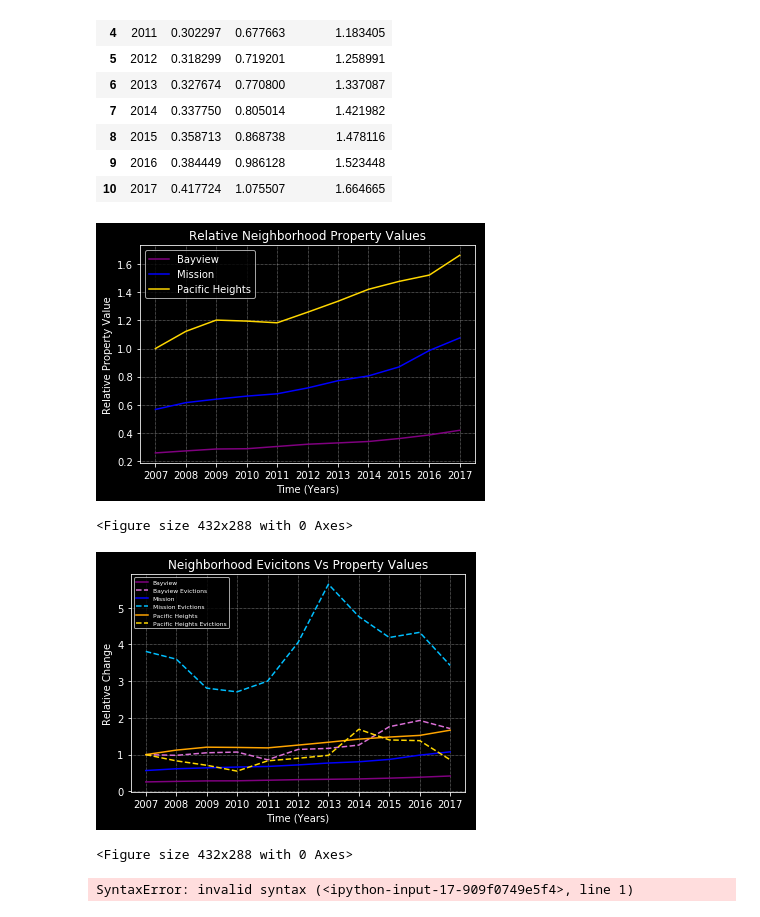
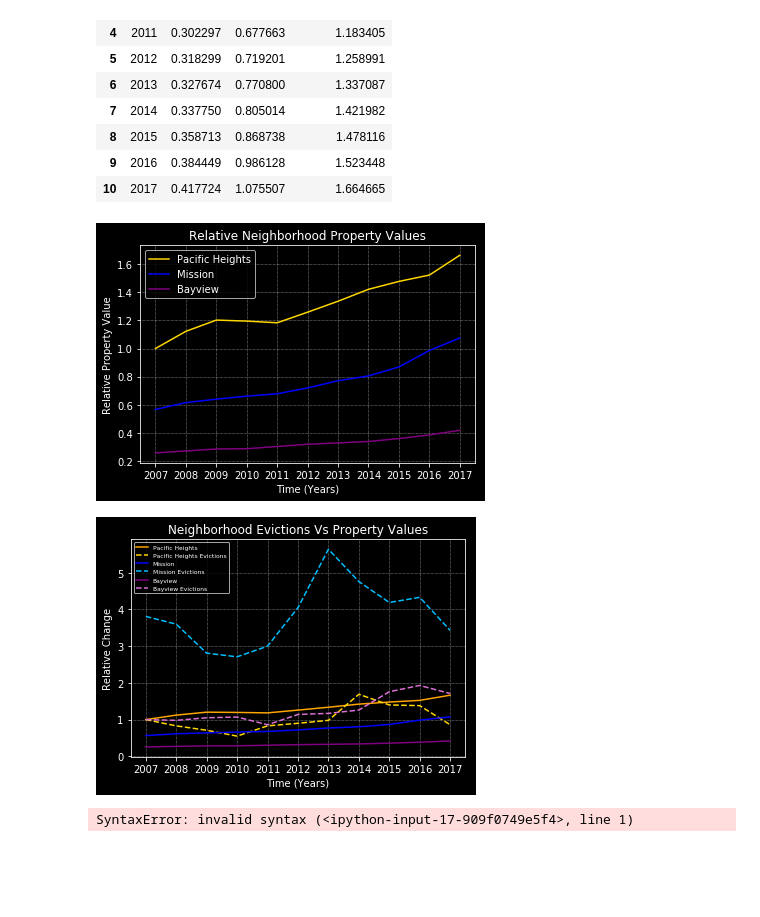
Before and after one commit to alexwdavis/Team_Project_AACJ, a Jupyter notebook: Evictions VS Housing.ipynb, the cells around one changed output. Drawn from its saved outputs; the diff is of its cells as text; code cells hidden in the pictures; blank space fills up the shorter version.

Commit message:
updating charts

```diff
--- a/Evictions VS Housing.ipynb
+++ b/Evictions VS Housing.ipynb
@@ -199,10 +198,12 @@ relative_pac_heights = relative_housing_assessment["Pacific Heights"]
 ax = plt.subplot(111)
 x_axis = np.arange(2007,2018,1)
 
+ax.plot(x_axis, relative_pac_heights, color="Gold", label="Pacific Heights")
+ax.plot(x_axis, relative_mission, color="Blue", label="Mission")
 ax.plot(x_axis, relative_bayview, color="Purple", label="Bayview")
-ax.plot(x_axis, relative_mission, color="Blue", label="Mission")
-ax.plot(x_axis, relative_pac_heights, color="Gold", label="Pacific Heights")
+
 ax.legend(loc=2)
+
 plt.style.use('dark_background')
 
 plt.title("Relative Neighborhood Property Values")
@@ -213,38 +214,37 @@ tick_locations = [value for value in x_axis]
 ax.set_xticks(tick_locations, minor=False)
 ax.grid('on', which='major', axis='both', linestyle='dotted', linewidth=0.5)
 
+plt.savefig("Relative_Neighborhood_Property_Values.png", dpi=400)
 plt.show()
-plt.savefig("Relative_Neighborhood_Property_Values.png")
 # %% [output]
-[figure, old version]
+[figure, new version]
-<Figure size 432x288 with 0 Axes>
 # %%
 ax = plt.subplot(111)
 x_axis = np.arange(2007,2018,1)
 
+ax.plot(x_axis, relative_pac_heights, color="orange", label="Pacific Heights")
+ax.plot(x_axis, relative_pac_heights_evictions, color="Gold",linestyle="--", label="Pacific Heights Evictions")
+ax.plot(x_axis, relative_mission, color="Blue", label="Mission")
+ax.plot(x_axis, relative_mission_evictions, color="DeepSkyBlue",linestyle="--", label="Mission Evictions")
 ax.plot(x_axis, relative_bayview, color="Purple", label="Bayview")
 ax.plot(x_axis, relative_bayview_evictions, color="Orchid", linestyle="--", label="Bayview Evictions")
-ax.plot(x_axis, relative_mission, color="Blue", label="Mission")
-ax.plot(x_axis, relative_mission_evictions, color="DeepSkyBlue",linestyle="--", label="Mission Evictions")
-ax.plot(x_axis, relative_pac_heights, color="orange", label="Pacific Heights")
-ax.plot(x_axis, relative_pac_heights_evictions, color="Gold",linestyle="--", label="Pacific Heights Evictions")
+
 ax.legend(loc=2, prop={'size': 6})
 
 plt.style.use('dark_background')
 
-plt.title("Neighborhood Evicitons Vs Property Values")
+plt.title("Neighborhood Evictions Vs Property Values")
 plt.xlabel("Time (Years)")
 plt.ylabel("Relative Change")
 
 tick_locations = [value for value in x_axis]
 ax.set_xticks(tick_locations, minor=False)
 ax.grid('on', which='major', axis='both', linestyle='dotted', linewidth=0.5)
 
+plt.savefig("Neighborhood_Evictions_VS_Property_Values.png", dpi=400)
 plt.show()
-plt.savefig("Neighborhood_Evictions_VS_Property_Values.png")
 # %% [output]
-[figure, old version]
+[figure, new version]
-<Figure size 432x288 with 0 Axes>
 # %%
 https://www.sfgate.com/bayarea/article/San-Francisco-evictions-surge-report-finds-4955020.php
 
```
Also changed, not shown: parts of 3 cells of this notebook, 6 other files.
